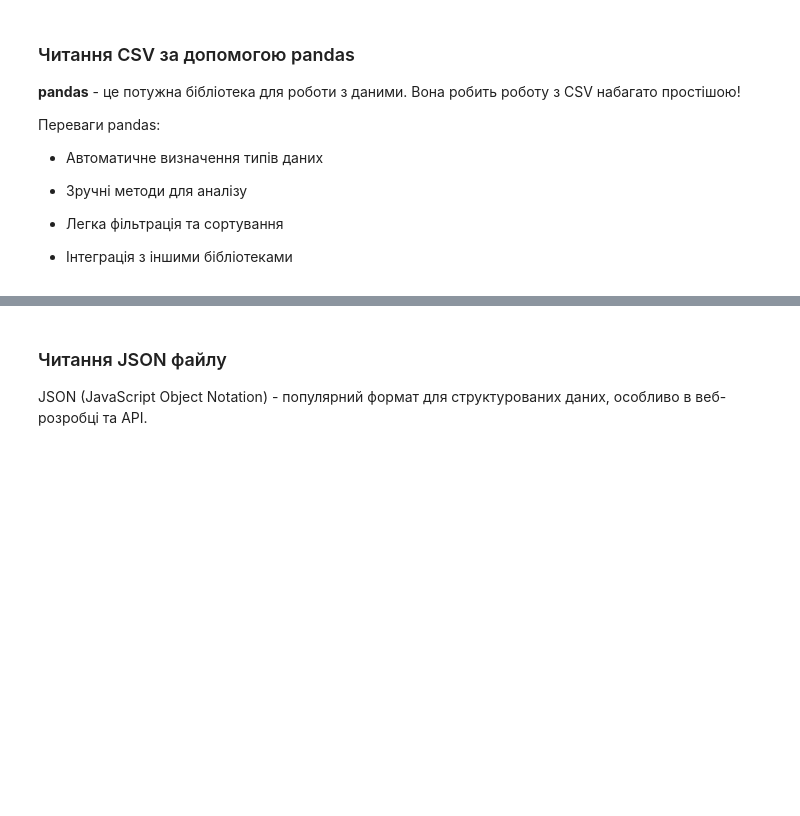
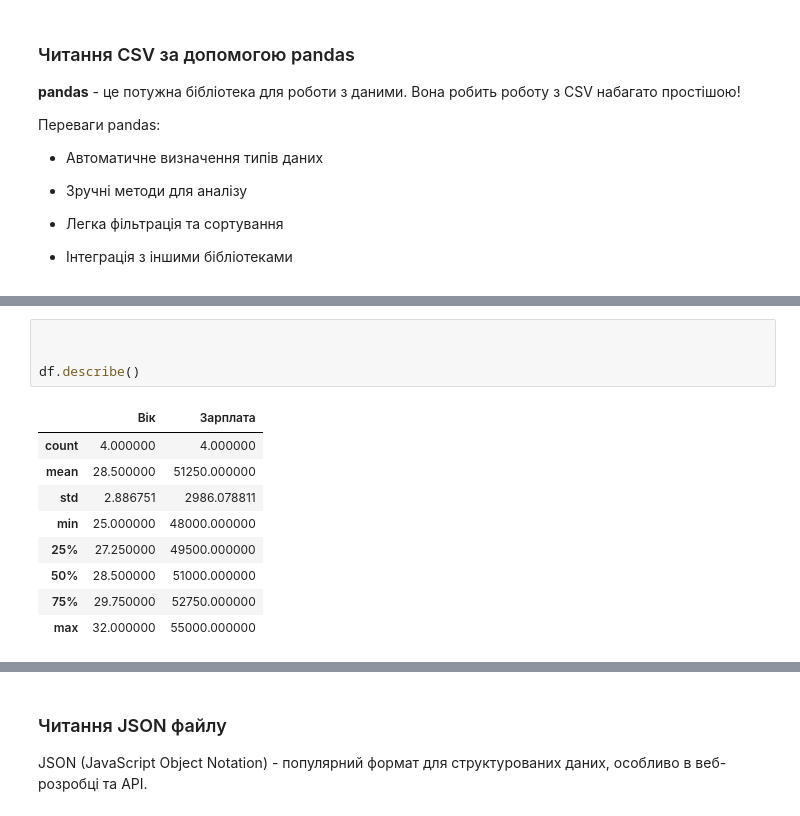
Before and after one commit to yevheniihorbatyuk/python_core_tutorial, a Jupyter notebook: _02/fundamentals_notebook.ipynb, the cells around one changed output, grey strips where cells are left out. Cells and saved outputs as stored; diff of their text form; blank space fills up the shorter version.

```diff
--- a/_02/fundamentals_notebook.ipynb
+++ b/_02/fundamentals_notebook.ipynb
@@ -675,0 +723,14 @@ df
+# %%
+
+
+df.describe()
+# %% [output]
+|  | Вік | Зарплата |
+| count | 4.000000 | 4.000000 |
+| mean | 28.500000 | 51250.000000 |
+| std | 2.886751 | 2986.078811 |
+| min | 25.000000 | 48000.000000 |
+| 25% | 27.250000 | 49500.000000 |
+| 50% | 28.500000 | 51000.000000 |
+| 75% | 29.750000 | 52750.000000 |
+| max | 32.000000 | 55000.000000 |
```
Also changed, not shown: parts of 29 cells of this notebook, 1 other file.
